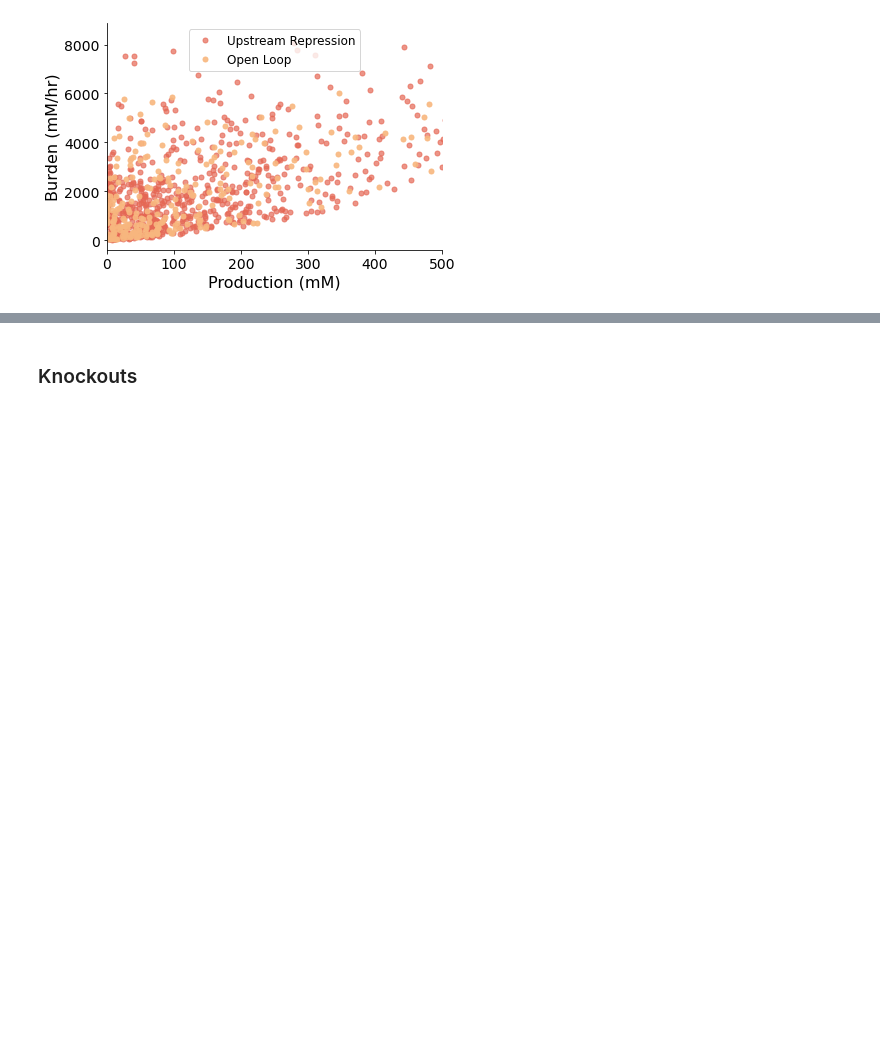
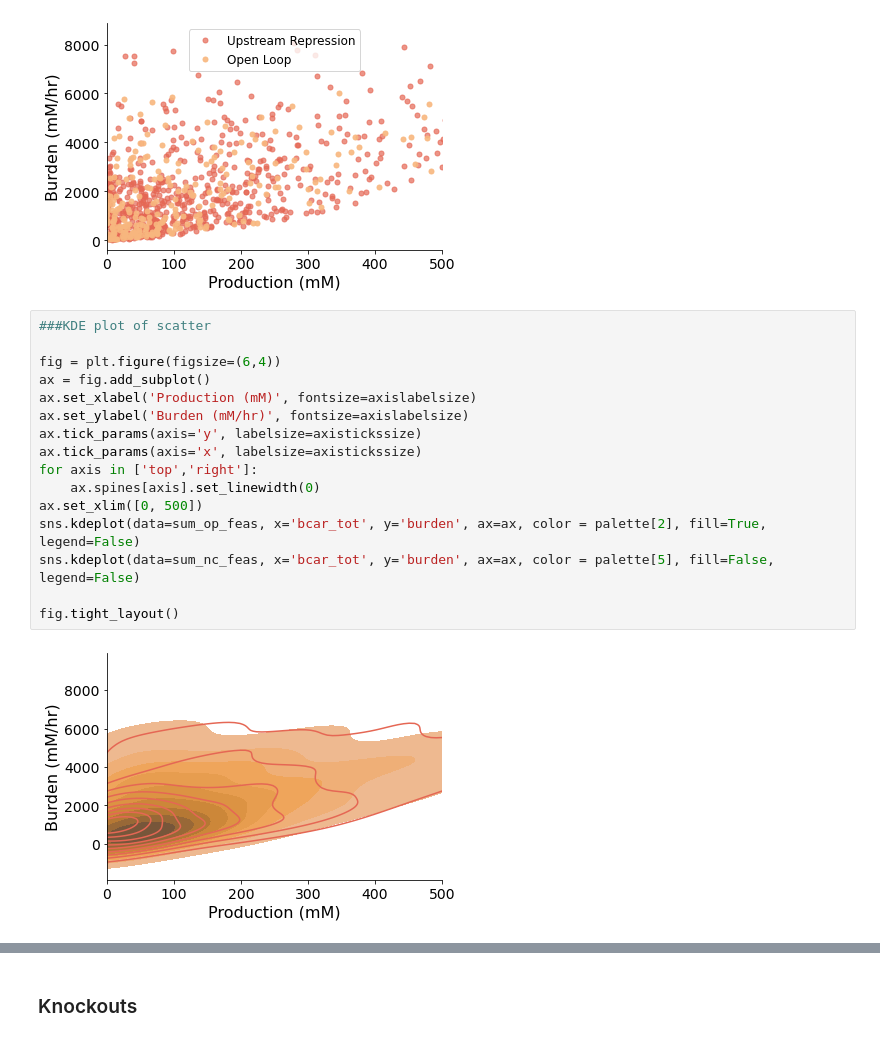
Before and after one commit to cjmerzbacher/joint-simulator, a Jupyter notebook: beta_carotene/bcar_viz.ipynb, the cells around one changed output, grey strips where cells are left out. Cells and saved outputs as stored; diff of their text form; blank space fills up the shorter version.

```diff
--- a/beta_carotene/bcar_viz.ipynb
+++ b/beta_carotene/bcar_viz.ipynb
@@ -460,3 +513,21 @@ ax.legend(fontsize=legendsize)
 fig.tight_layout()
 # %% [output]
 [figure]
+# %%
+###KDE plot of scatter
+
+fig = plt.figure(figsize=(6,4))
+ax = fig.add_subplot()
+ax.set_xlabel('Production (mM)', fontsize=axislabelsize)
+ax.set_ylabel('Burden (mM/hr)', fontsize=axislabelsize)
+ax.tick_params(axis='y', labelsize=axistickssize)
+ax.tick_params(axis='x', labelsize=axistickssize)
+for axis in ['top','right']:
+    ax.spines[axis].set_linewidth(0)
+ax.set_xlim([0, 500])
+sns.kdeplot(data=sum_op_feas, x='bcar_tot', y='burden', ax=ax, color = palette[2], fill=True, legend=False)
+sns.kdeplot(data=sum_nc_feas, x='bcar_tot', y='burden', ax=ax, color = palette[5], fill=False, legend=False)
+
+fig.tight_layout()
+# %% [output]
+[figure, added]
```
Also changed, not shown: parts of 4 cells of this notebook, 6 other files.
